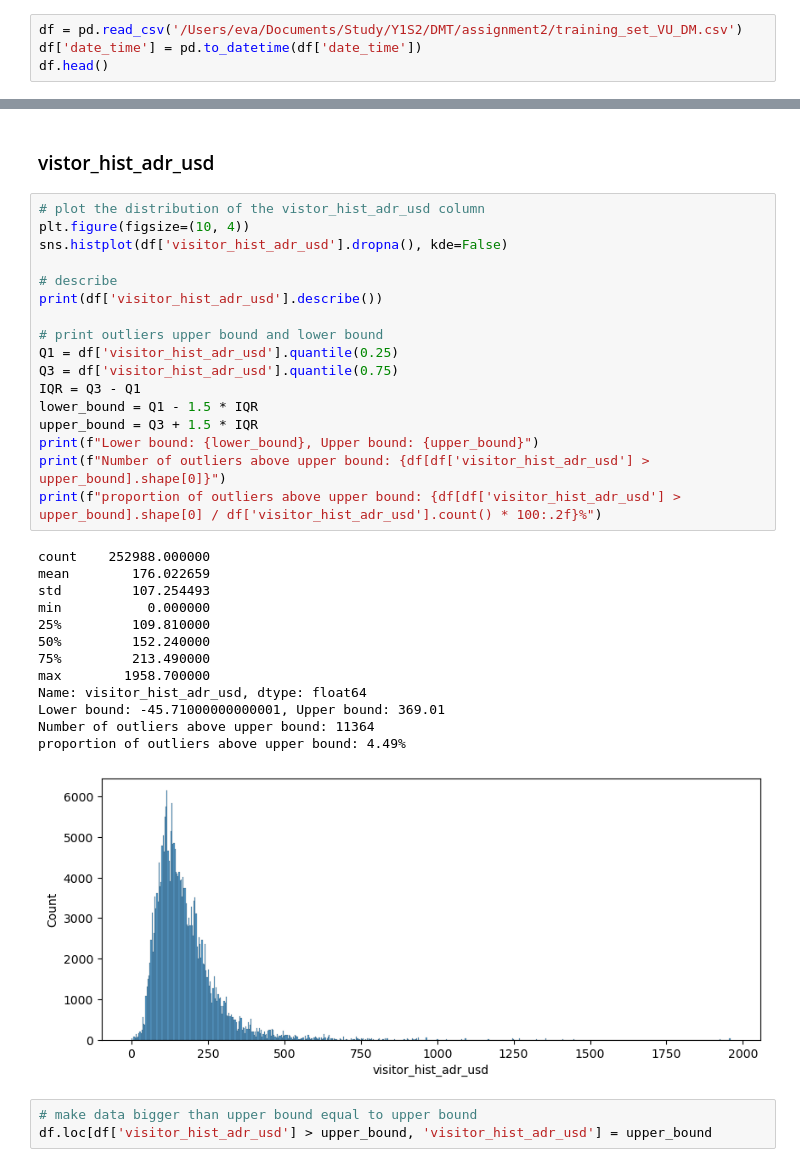
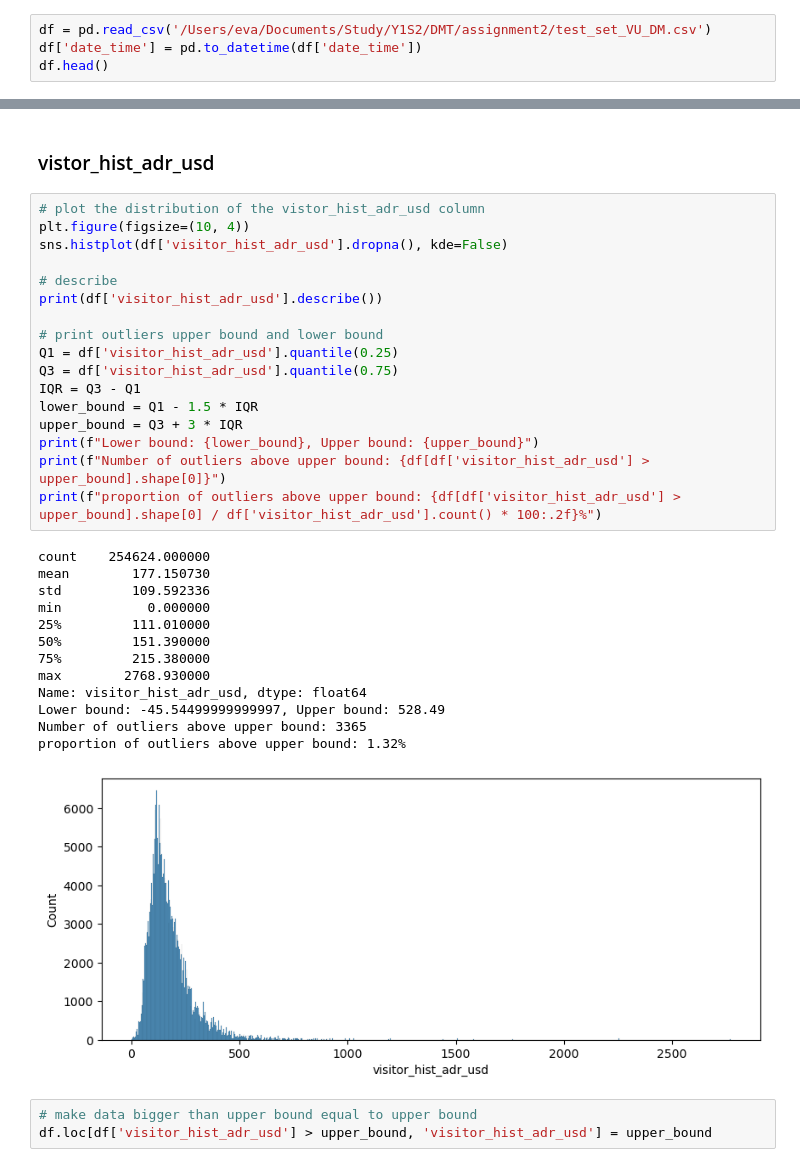
Before and after one commit to Ly-MX15/DMT-Assignment-2, a Jupyter notebook: Menghan's part/df_cleaning for all data.ipynb, the cells around one changed output, grey strips where cells are left out. Saved outputs shown, nothing was run; the diff lists cells and outputs as text.

Commit message:
edited the parameter for visitor_hist_adr_usd outliers upper bound parameter to stay consistent with price_usd.

```diff
--- a/Menghan's part/df_cleaning for all data.ipynb
+++ b/Menghan's part/df_cleaning for all data.ipynb
@@ -10,7 +10,7 @@ just change the path to do the cleaning for training and testing dataset. You co
 # %% [markdown]
 # Data cleaning
 # %%
-df = pd.read_csv('/Users/eva/Documents/Study/Y1S2/DMT/assignment2/training_set_VU_DM.csv')
+df = pd.read_csv('/Users/eva/Documents/Study/Y1S2/DMT/assignment2/test_set_VU_DM.csv')
 df['date_time'] = pd.to_datetime(df['date_time'])
 df.head()
 # %% [output]
@@ -297,34 +300,34 @@ Percentage of outliers in orig_destination_distance: 12.46%
 # %%
 # plot the distribution of the vistor_hist_adr_usd column
 plt.figure(figsize=(10, 4))
 sns.histplot(df['visitor_hist_adr_usd'].dropna(), kde=False)
 
 # describe
 print(df['visitor_hist_adr_usd'].describe())
 
 # print outliers upper bound and lower bound
 Q1 = df['visitor_hist_adr_usd'].quantile(0.25)
 Q3 = df['visitor_hist_adr_usd'].quantile(0.75)
 IQR = Q3 - Q1
 lower_bound = Q1 - 1.5 * IQR
-upper_bound = Q3 + 1.5 * IQR
+upper_bound = Q3 + 3 * IQR
 print(f"Lower bound: {lower_bound}, Upper bound: {upper_bound}")
 print(f"Number of outliers above upper bound: {df[df['visitor_hist_adr_usd'] > upper_bound].shape[0]}")
 print(f"proportion of outliers above upper bound: {df[df['visitor_hist_adr_usd'] > upper_bound].shape[0] / df['visitor_hist_adr_usd'].count() * 100:.2f}%")
 # %% [output]
-count    252988.000000
-mean        176.022659
-std         107.254493
+count    254624.000000
+mean        177.150730
+std         109.592336
 min           0.000000
-25%         109.810000
-50%         152.240000
-75%         213.490000
-max        1958.700000
+25%         111.010000
+50%         151.390000
+75%         215.380000
+max        2768.930000
 Name: visitor_hist_adr_usd, dtype: float64
-Lower bound: -45.71000000000001, Upper bound: 369.01
-Number of outliers above upper bound: 11364
-proportion of outliers above upper bound: 4.49%
+Lower bound: -45.54499999999997, Upper bound: 528.49
+Number of outliers above upper bound: 3365
+proportion of outliers above upper bound: 1.32%
-[figure, old version]
+[figure, new version]
 # %%
 # make data bigger than upper bound equal to upper bound
 df.loc[df['visitor_hist_adr_usd'] > upper_bound, 'visitor_hist_adr_usd'] = upper_bound
```
Also changed, not shown: parts of 19 cells of this notebook.
